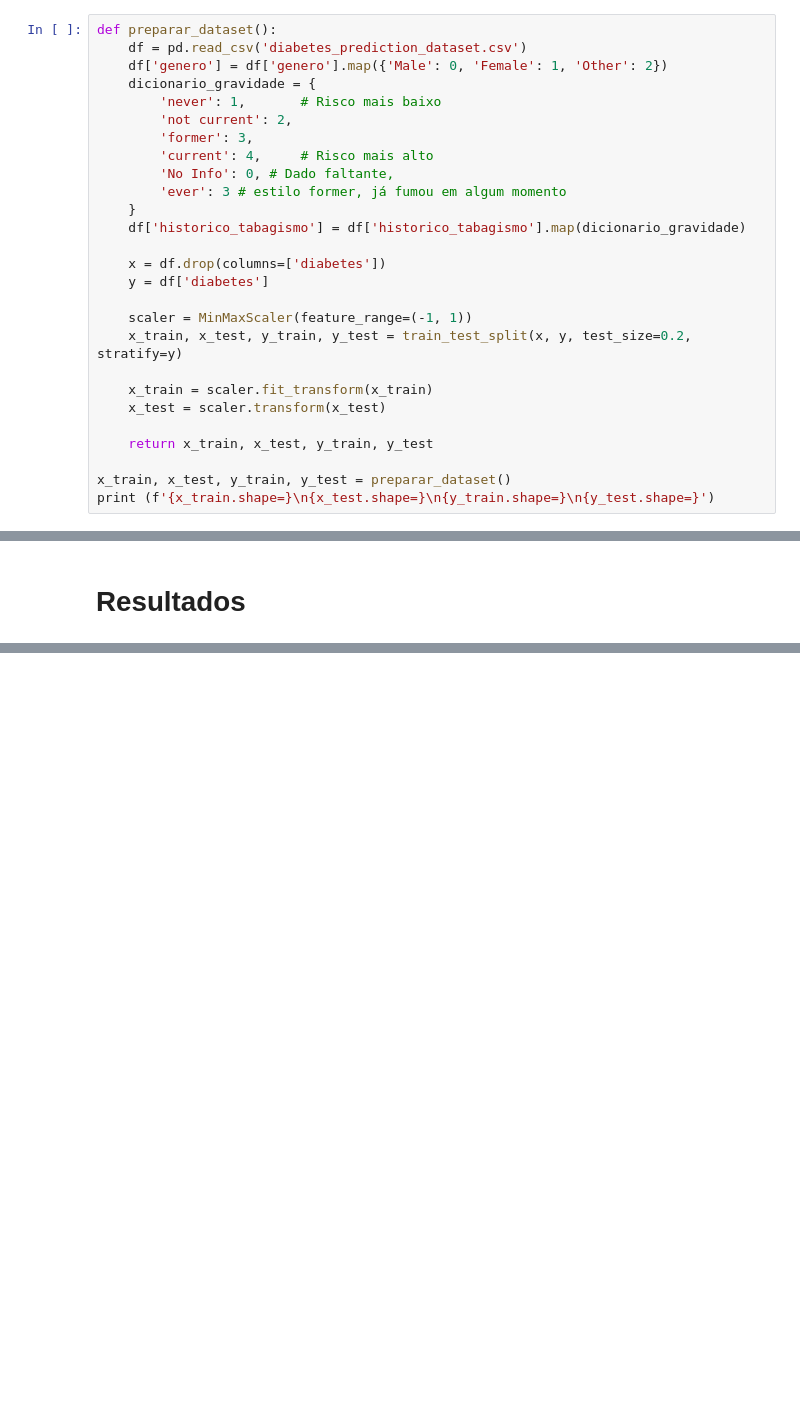
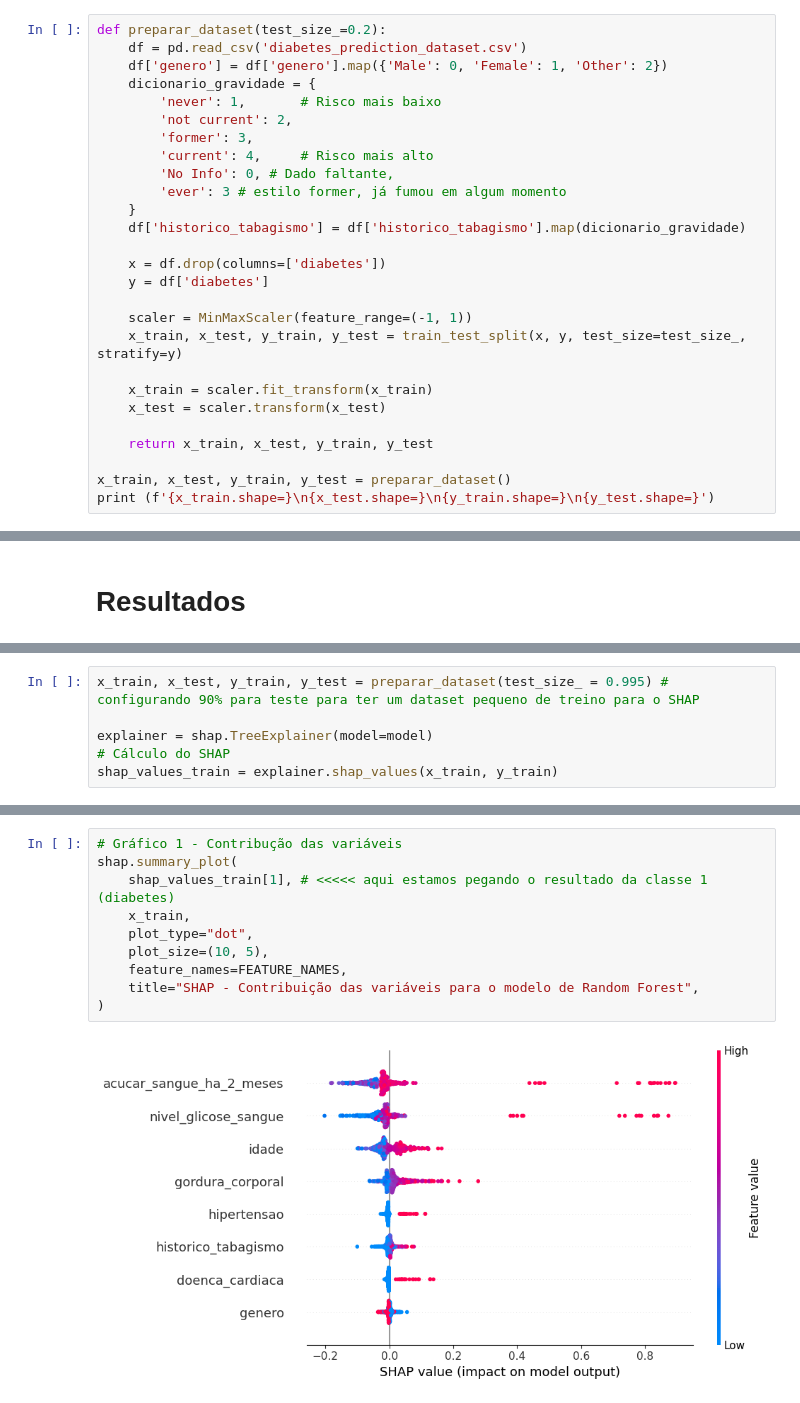
Before and after one commit to netomap/diabetes_prediction, a Jupyter notebook: analise.ipynb, the cells around one changed output, grey strips where cells are left out. Drawn from its saved outputs; the diff is of its cells as text; blank space fills up the shorter version.

```diff
--- a/analise.ipynb
+++ b/analise.ipynb
@@ -120,7 +120,7 @@ TARGET_NAME = df.columns[-1]
 # %% [markdown]
 # Preparando o dataset
 # %%
-def preparar_dataset():
+def preparar_dataset(test_size_=0.2):
     df = pd.read_csv('diabetes_prediction_dataset.csv')
     df['genero'] = df['genero'].map({'Male': 0, 'Female': 1, 'Other': 2})
     dicionario_gravidade = {
@@ -137,7 +137,7 @@ def preparar_dataset():
     y = df['diabetes']
 
     scaler = MinMaxScaler(feature_range=(-1, 1))
-    x_train, x_test, y_train, y_test = train_test_split(x, y, test_size=0.2, stratify=y)
+    x_train, x_test, y_train, y_test = train_test_split(x, y, test_size=test_size_, stratify=y)
 
     x_train = scaler.fit_transform(x_train)
     x_test = scaler.transform(x_test)
@@ -295,0 +243,6 @@ elemento=18372
+# %%
+x_train, x_test, y_train, y_test = preparar_dataset(test_size_ = 0.995) # configurando 90% para teste para ter um dataset pequeno de treino para o SHAP
+
+explainer = shap.TreeExplainer(model=model)
+# Cálculo do SHAP
+shap_values_train = explainer.shap_values(x_train, y_train)
@@ -295,0 +257,12 @@ elemento=18372
+# %%
+# Gráfico 1 - Contribução das variáveis
+shap.summary_plot(
+    shap_values_train[1], # <<<<< aqui estamos pegando o resultado da classe 1 (diabetes)
+    x_train,
+    plot_type="dot",
+    plot_size=(10, 5),
+    feature_names=FEATURE_NAMES,
+    title="SHAP - Contribuição das variáveis para o modelo de Random Forest",
+)
+# %% [output]
+[figure, added]
```
Also changed, not shown: parts of 21 cells of this notebook.
